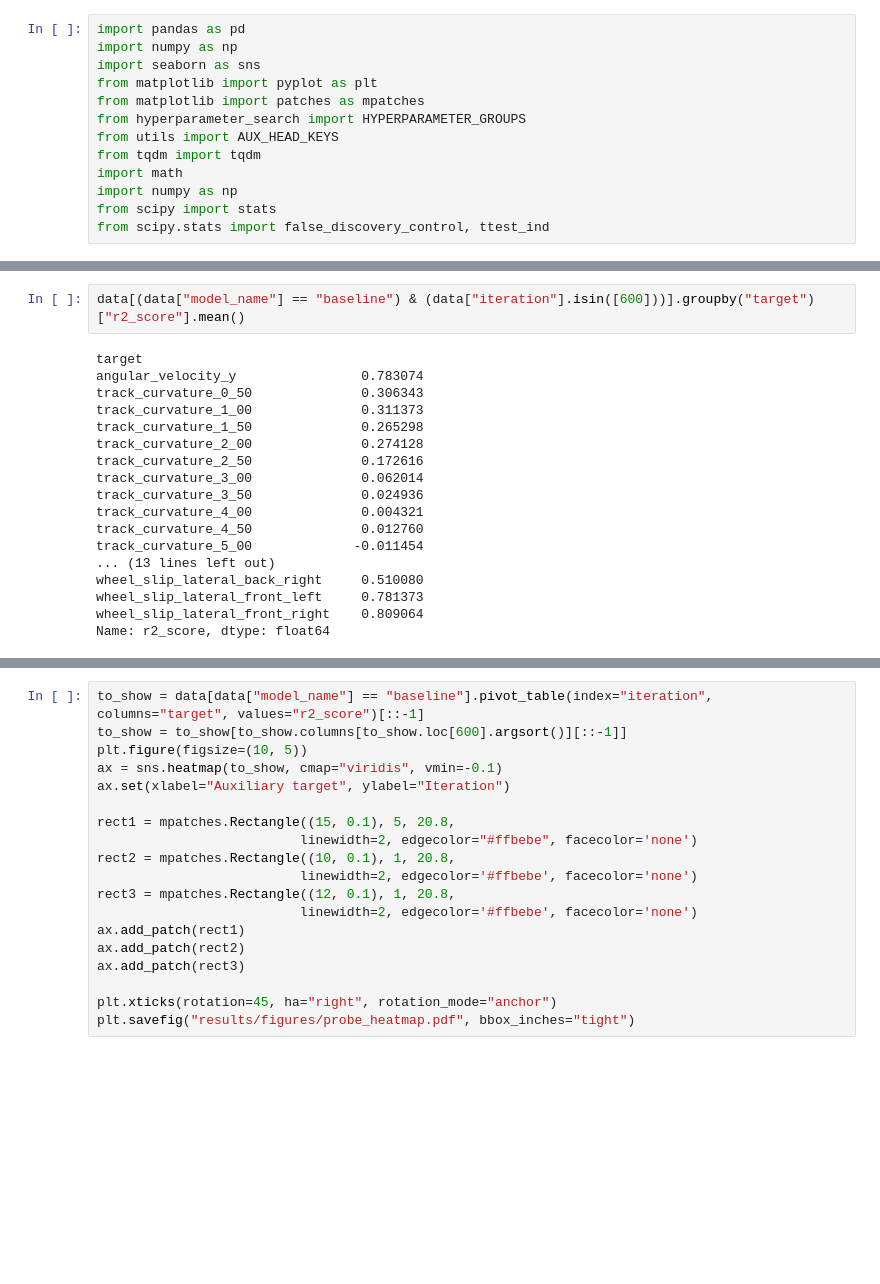
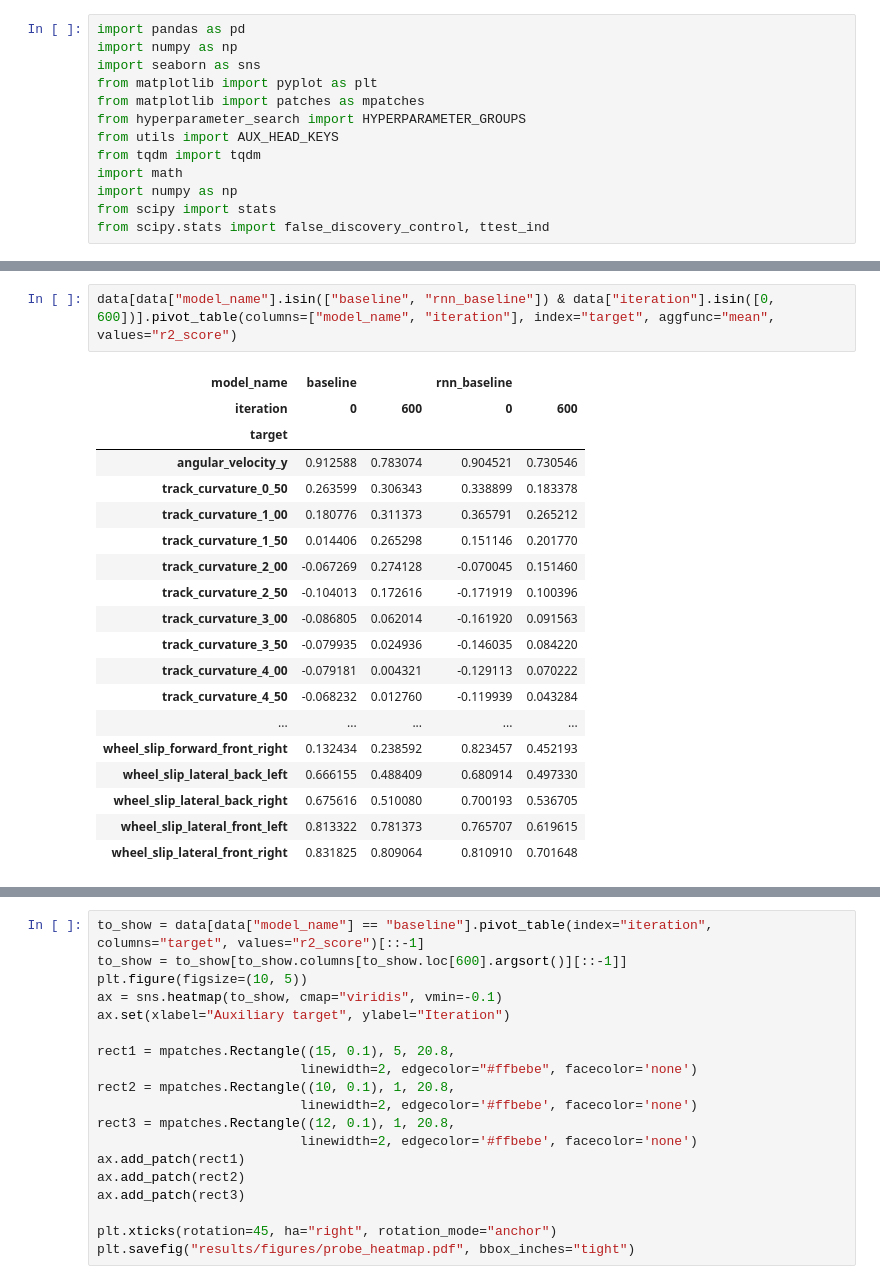
Before and after one commit to jacquesamsel/skripsie, a Jupyter notebook: aux_head_regression_results.ipynb, the cells around one changed output, grey strips where cells are left out. Drawn from its saved outputs; the diff is of its cells as text; blank space fills up the shorter version.

```diff
--- a/aux_head_regression_results.ipynb
+++ b/aux_head_regression_results.ipynb
@@ -36,21 +37,23 @@ data
 # %%
-data[(data["model_name"] == "baseline") & (data["iteration"].isin([600]))].groupby("target")["r2_score"].mean()
+data[data["model_name"].isin(["baseline", "rnn_baseline"]) & data["iteration"].isin([0, 600])].pivot_table(columns=["model_name", "iteration"], index="target", aggfunc="mean", values="r2_score")
 # %% [output]
-target
-angular_velocity_y                0.783074
-track_curvature_0_50              0.306343
-track_curvature_1_00              0.311373
-track_curvature_1_50              0.265298
-track_curvature_2_00              0.274128
-track_curvature_2_50              0.172616
-track_curvature_3_00              0.062014
-track_curvature_3_50              0.024936
-track_curvature_4_00              0.004321
-track_curvature_4_50              0.012760
-track_curvature_5_00             -0.011454
-... (13 lines left out)
-wheel_slip_lateral_back_right     0.510080
-wheel_slip_lateral_front_left     0.781373
-wheel_slip_lateral_front_right    0.809064
-Name: r2_score, dtype: float64
+| model_name | baseline |  | rnn_baseline |  |
+| iteration | 0 | 600 | 0 | 600 |
+| target |  |  |  |  |
+| angular_velocity_y | 0.912588 | 0.783074 | 0.904521 | 0.730546 |
+| track_curvature_0_50 | 0.263599 | 0.306343 | 0.338899 | 0.183378 |
+| track_curvature_1_00 | 0.180776 | 0.311373 | 0.365791 | 0.265212 |
+| track_curvature_1_50 | 0.014406 | 0.265298 | 0.151146 | 0.201770 |
+| track_curvature_2_00 | -0.067269 | 0.274128 | -0.070045 | 0.151460 |
+| track_curvature_2_50 | -0.104013 | 0.172616 | -0.171919 | 0.100396 |
+| track_curvature_3_00 | -0.086805 | 0.062014 | -0.161920 | 0.091563 |
+| track_curvature_3_50 | -0.079935 | 0.024936 | -0.146035 | 0.084220 |
+| track_curvature_4_00 | -0.079181 | 0.004321 | -0.129113 | 0.070222 |
+| track_curvature_4_50 | -0.068232 | 0.012760 | -0.119939 | 0.043284 |
+| ... | ... | ... | ... | ... |
+| wheel_slip_forward_front_right | 0.132434 | 0.238592 | 0.823457 | 0.452193 |
+| wheel_slip_lateral_back_left | 0.666155 | 0.488409 | 0.680914 | 0.497330 |
+| wheel_slip_lateral_back_right | 0.675616 | 0.510080 | 0.700193 | 0.536705 |
+| wheel_slip_lateral_front_left | 0.813322 | 0.781373 | 0.765707 | 0.619615 |
+| wheel_slip_lateral_front_right | 0.831825 | 0.809064 | 0.810910 | 0.701648 |
 # %%
```
Also changed, not shown: parts of 2 cells of this notebook, 3 other files.
